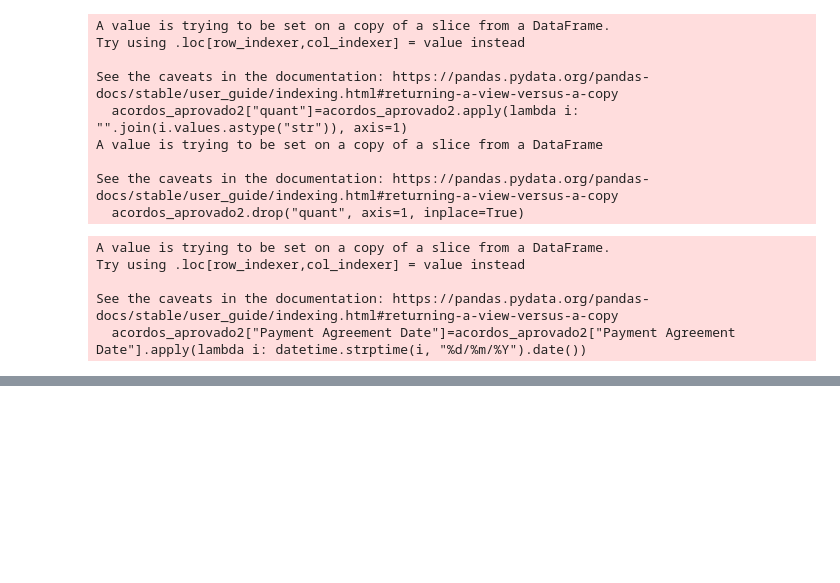
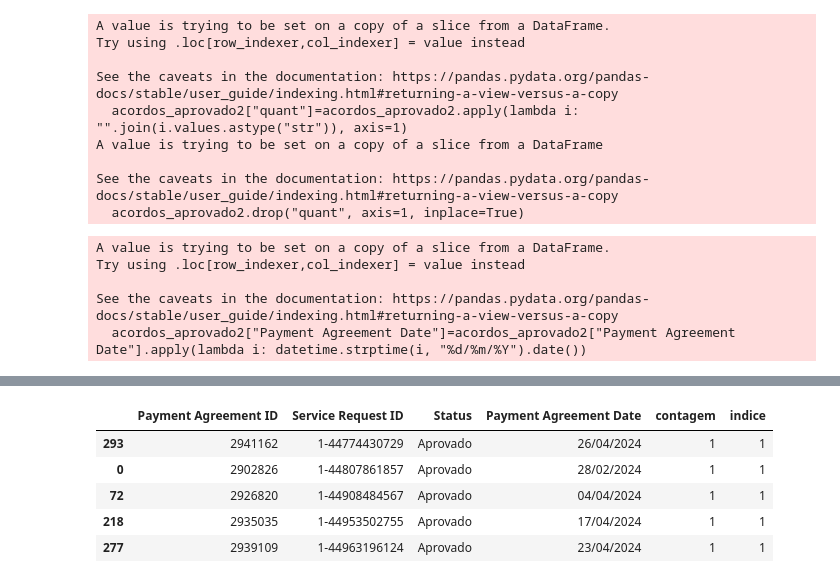
Before and after one commit to josepmatias/nos_reten-ao, a Jupyter notebook: actividades extra.ipynb, the cells around one changed output, grey strips where cells are left out. Drawn from its saved outputs; the diff is of its cells as text; code cells hidden in the pictures; blank space fills up the shorter version.

```diff
--- a/actividades extra.ipynb
+++ b/actividades extra.ipynb
@@ -274,0 +323,12 @@ acordos_aprovado3.head()
+# %%
+#recolocar coluna "Payment Agreement Date" como texto
+acordos_aprovado5["Payment Agreement Date"]=acordos_aprovado5["Payment Agreement Date"].apply(lambda i: i.strftime("%d/%m/%Y"))
+
+acordos_aprovado5.head()
+# %% [output]
+|  | Payment Agreement ID | Service Request ID | Status | Payment Agreement Date | contagem | indice |
+| 293 | 2941162 | 1-44774430729 | Aprovado | 26/04/2024 | 1 | 1 |
+| 0 | 2902826 | 1-44807861857 | Aprovado | 28/02/2024 | 1 | 1 |
+| 72 | 2926820 | 1-44908484567 | Aprovado | 04/04/2024 | 1 | 1 |
+| 218 | 2935035 | 1-44953502755 | Aprovado | 17/04/2024 | 1 | 1 |
+| 277 | 2939109 | 1-44963196124 | Aprovado | 23/04/2024 | 1 | 1 |
```
Also changed, not shown: parts of 8 cells of this notebook.
